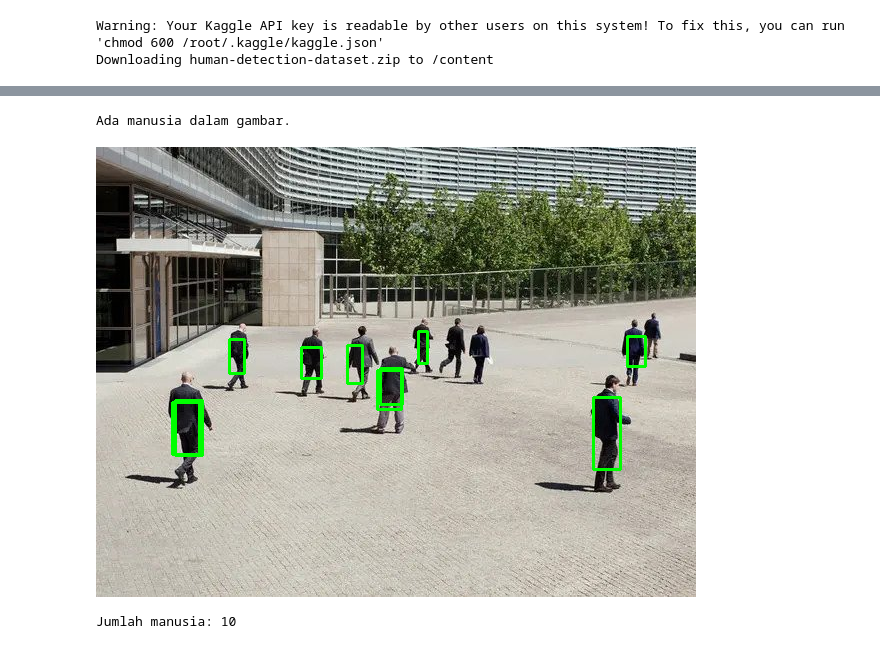
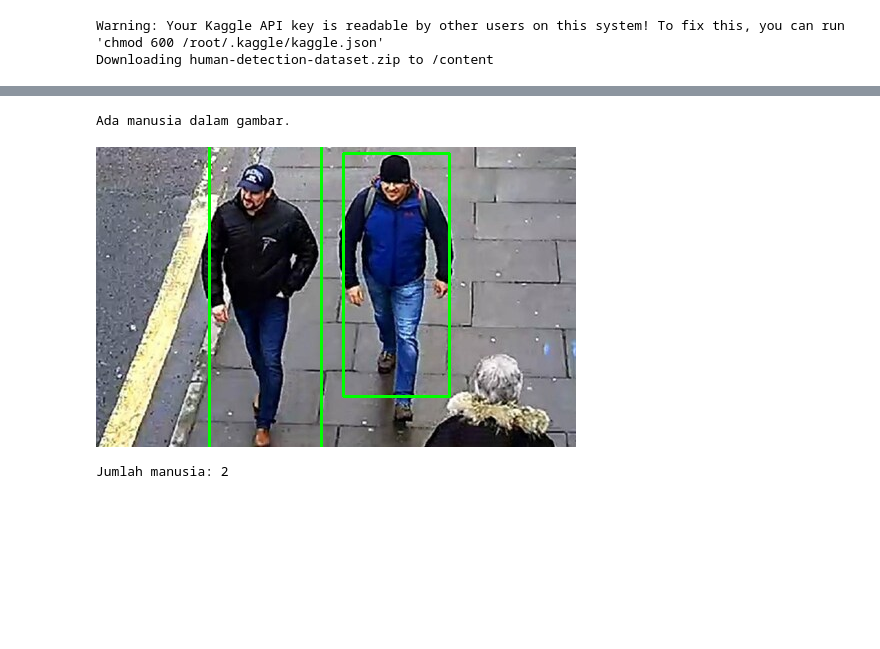
Before and after one commit to Elfeny7/ComputerVision_Learn, a Jupyter notebook: Human_Detection.ipynb, the cells around one changed output, grey strips where cells are left out. Cells and saved outputs as stored; diff of their text form; code cells hidden in the pictures; blank space fills up the shorter version.

```diff
--- a/Human_Detection.ipynb
+++ b/Human_Detection.ipynb
@@ -22,9 +22,9 @@ from tensorflow.keras.models import load_model
 # %%
 directory = '/content/drive/My Drive/PCVK'
 
-yolov3w = (directory, "yolov3-tiny.weights")
-yolov3c = (directory, "yolov3-tiny.cfg")
-cn = (directory, "coco.names")
+yolov3w = f'{directory}/yolov3-tiny.weights'
+yolov3c = f'{directory}/yolov3-tiny.cfg'
+cn = f'{directory}/coco.names'
 # %%
 !mkdir -p /root/.kaggle
 !mv kaggle.json /root/.kaggle/
@@ -117,7 +117,7 @@ Epoch 10/10
 # Fungsi untuk deteksi manusia menggunakan YOLO
 def detect_and_count_humans(image_path):
     # Load model YOLO (contoh menggunakan YOLOv3)
-    net = cv.dnn.readNet("yolov3-tiny.weights", "yolov3-tiny.cfg")
+    net = cv.dnn.readNet(yolov3w, yolov3c)
 
     # Baca gambar
     image = cv.imread(image_path)
@@ -152,33 +152,33 @@ def detect_and_count_humans(image_path):
                 x = int(center_x - w / 2)
                 y = int(center_y - h / 2)
 
                 human_coordinates.append((x, y, x + w, y + h))
 
     # Hitung jumlah manusia dalam gambar
     count = len(human_coordinates)
 
     # Tampilkan teks "Ada manusia" atau "Tidak ada manusia" berdasarkan hasil deteksi
     if count > 0:
         print("Ada manusia dalam gambar.")
     else:
         print("Tidak ada manusia dalam gambar.")
 
     # Tampilkan gambar dengan kotak presisi
     for (x1, y1, x2, y2) in human_coordinates:
         cv.rectangle(image, (x1, y1), (x2, y2), (0, 255, 0), 2)
 
     # Tampilkan gambar dengan kotak dan teks
     cv2_imshow(image)
     cv.waitKey(0)
     cv.destroyAllWindows()
 
     return count
 
 # Contoh pengujian gambar
-image_path = "cctv.jpg"  # Ganti dengan path gambar yang ingin Anda uji
+image_path = "sad.jpeg"  # Ganti dengan path gambar yang ingin Anda uji
 jumlah_manusia = detect_and_count_humans(image_path)
 print("Jumlah manusia:", jumlah_manusia)
 # %% [output]
 Ada manusia dalam gambar.
-[figure, old version]
+[figure, new version]
-Jumlah manusia: 10
+Jumlah manusia: 2
```
Also changed, not shown: parts of 2 cells of this notebook.
